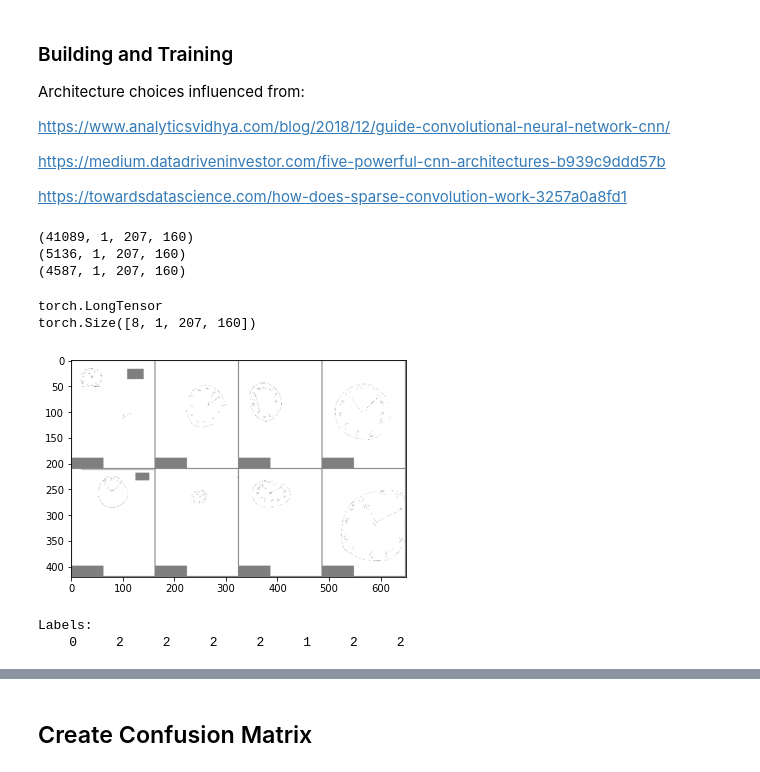
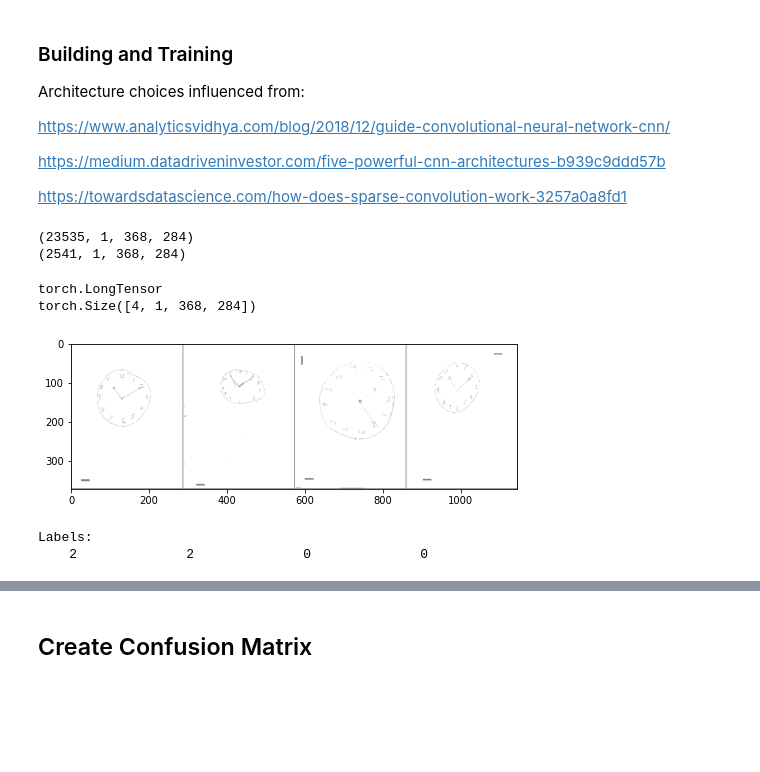
Before and after one commit to ian-byrne/MADSmilestone2, a Jupyter notebook: Supervised_CNN.ipynb, the cells around one changed output, grey strips where cells are left out. Cells and saved outputs as stored; diff of their text form; code cells hidden in the pictures; blank space fills up the shorter version.

```diff
--- a/Supervised_CNN.ipynb
+++ b/Supervised_CNN.ipynb
@@ -90,8 +100,8 @@ https://medium.datadriveninvestor.com/five-powerful-cnn-architectures-b939c9ddd5
 https://towardsdatascience.com/how-does-sparse-convolution-work-3257a0a8fd1
 # %%
 # Define some of the hyperparameters and training variables
-#num_epochs = 20
-batch_size = 8
+#epochs = 2
+batch_size = 4
 learning_rate = .001
 kernel_size = 3
 stride = 1
@@ -100,18 +110,24 @@ padding = 1 #2*floor(3/2)
 # %%
 # Load numpy array files, add dimension of 1 for gray scale, and zip images and labels
 # get zipped im label and separate label tensors
-training_data, y_train_tensor = ld.load_np_files("train_images.npy", "train_labels.npy")
-validation_data, y_val_tensor = ld.load_np_files("val_images.npy", "val_labels.npy")
-test_data, y_test_tensor = ld.load_np_files("test_images.npy", "test_labels.npy")
+tr_im_path = "Dementia_label_data/balanced_training.npy"
+tr_lb_path = "Dementia_label_data/balanced_train_labels.npy"
+val_im_path = "Dementia_label_data/val_im_nobal.npy"
+val_lb_path = "Dementia_label_data/val_labels_im_nobal.npy"
+tst_im_path = "Dementia_label_data/test_im_nobal.npy"
+tst_lb_path = "Dementia_label_data/val_labels_im_nobal.npy"
+
+training_data, y_train_tensor = ld.load_np_files(tr_im_path, tr_lb_path)
+#validation_data, y_val_tensor = ld.load_np_files(val_im_path, val_lb_path)
+test_data, y_test_tensor = ld.load_np_files(tst_im_path, tst_lb_path)
 # %% [output]
-(41089, 1, 207, 160)
-(5136, 1, 207, 160)
-(4587, 1, 207, 160)
+(23535, 1, 368, 284)
+(2541, 1, 368, 284)
 # %%
 # Get image data and label tensors
-train_loader = torch.utils.data.DataLoader(training_data, batch_size = batch_size, shuffle = False)
-validate_loader = torch.utils.data.DataLoader(validation_data, batch_size = batch_size, shuffle = False)
-test_loader = torch.utils.data.DataLoader(test_data, batch_size = batch_size, shuffle = False)
+train_loader = torch.utils.data.DataLoader(training_data, batch_size = batch_size, shuffle = True)
+#validate_loader = torch.utils.data.DataLoader(validation_data, batch_size = batch_size, shuffle = True)
+test_loader = torch.utils.data.DataLoader(test_data, batch_size = batch_size, shuffle = True)
 
 
 #Labels
@@ -119,30 +135,31 @@ classes = (0, 1, 2)
 # %%
 def imshow(img):
     img = img / 2 + 0.5     # unnormalize
     npimg = img.numpy()
+    plt.figure(figsize=(8,10))
     plt.imshow(np.transpose(npimg, (1, 2, 0)))
     plt.show()
 
 
 # get some random training images
 dataiter = iter(train_loader)
 images, labels = dataiter.next()
 #print(images.size())
 print(images.type())
 #images = images.unsqueeze(1)
 print(images.size())
 # show images
 imshow(torchvision.utils.make_grid(images, nrow = 4))
 # print labels
 print('Labels:')
-print(' '.join('%5s' % classes[labels[j]] for j in range(batch_size)))
+print('          '.join('%5s' % classes[labels[j]] for j in range(batch_size)))
 
 #Printing as RGB, just using basic pytorch dataloader likely converting to rbg
 # %% [output]
 torch.LongTensor
-torch.Size([8, 1, 207, 160])
+torch.Size([4, 1, 368, 284])
-[figure, old version]
+[figure, new version]
 Labels:
-    0     2     2     2     2     1     2     2
+    2              2              0              0
 # %%
 # Set to GPU
```
Also changed, not shown: parts of 21 cells of this notebook.
